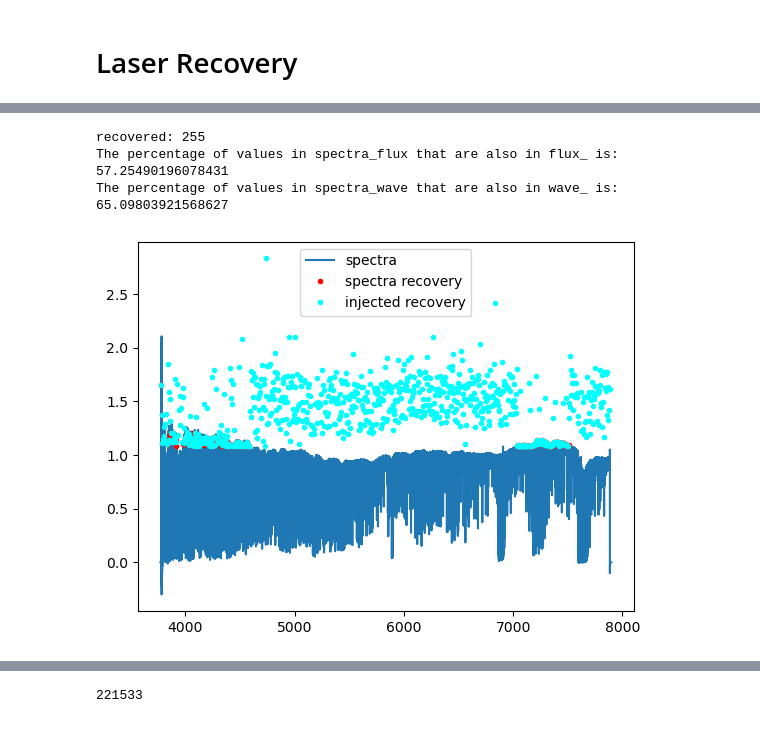
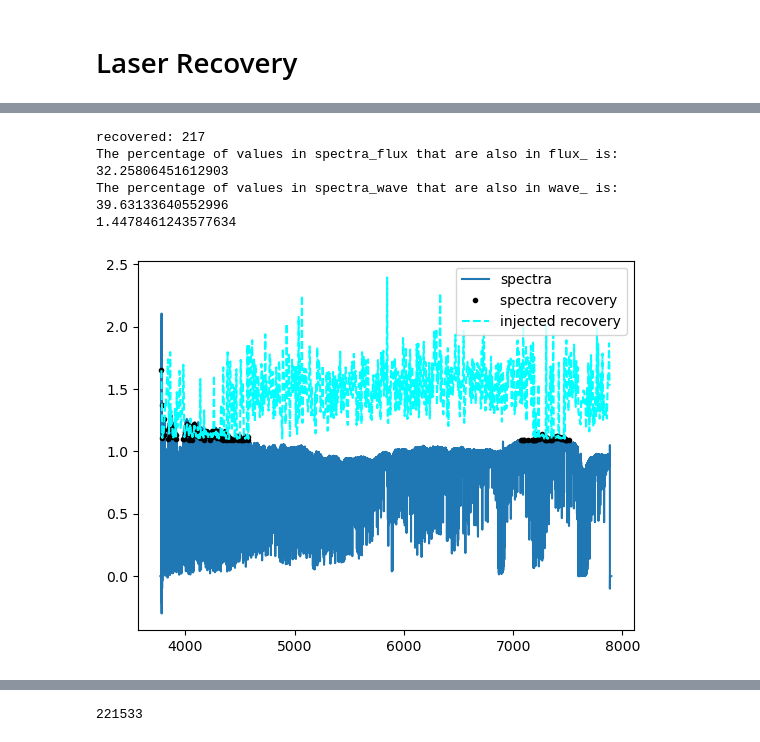
Before and after one commit to howardisaacson/Intro-2-Spectra, a Jupyter notebook: analysis/ESPRESSO/Spectral Lines of Tau Ceti.ipynb, the cells around one changed output, grey strips where cells are left out. Cells and saved outputs as stored; diff of their text form; code cells hidden in the pictures.

```diff
--- a/analysis/ESPRESSO/Spectral Lines of Tau Ceti.ipynb
+++ b/analysis/ESPRESSO/Spectral Lines of Tau Ceti.ipynb
@@ -653,11 +653,13 @@ mean 2324
 def laser_inj(wave, flux, wave_spacing, std):
 
     mean_arr = np.arange(wave[0], wave[-1], wave_spacing)
-    random_amp = np.random.choice(amp, mean_arr.size)
+
+    random_amp = np.random.choice(-amp , mean_arr.size)
+
     flux_ = np.copy(flux)
     for i in range(len(mean_arr)):
 
-        flux_ +=  gaussian(wave, -random_amp[i], mean_arr[i], std) -1 #for laser injection, amp needs to be negative
+        flux_ +=  gaussian(wave, random_amp[i], mean_arr[i], std) -1 #for laser injection, amp needs to be negative
 
     return mean_arr, flux_, random_amp
 # %%
@@ -736,7 +745,7 @@ def laser_rec(wavelength, flux, amp_threshold, wave_threshold):
     maxima = find_minima(wavelength,-flux, -amp_threshold,wave_threshold)
     return  wavelength[maxima],flux[maxima]
 
-wave_, flux_ = laser_rec(shifted_wl, injected_flux, 1.08, 4) #at 1.1 it's at 98%,1.08
+wave_, flux_ = laser_rec(shifted_wl, injected_flux, 1.10, 4) #at 1.1 it's at 98%,1.08
 plt.plot(shifted_wl,shifted_fl, label = 'spectra')
 plt.plot(shifted_wl ,injected_flux , color ='black', ls = '--',lw =0.75, label ='injection')
 # plt.plot(shifted_wl ,flux, label ='injected signals')
@@ -746,7 +755,7 @@ plt.xlabel('Wavelength [A]')
 plt.ylabel('Flux [erg $cm^{-2}$$s^{-1}$$angstrom^{-1}$]')
 plt.title('Laser Recovery Detection')
 plt.legend()
-plt.xlim(4800,4900)
+plt.xlim(4700,4800)
 plt.savefig("laserRecovery.png")
 # plt.xlim(3750,3900)
 plt.figure()
@@ -763,7 +772,7 @@ plt.show()
 
 
 print('efficiency percentage', len(flux_) / injected_mean.size * 100)
-print(injected_mean.size)
+print(injected_mean.size - flux_.size)
 print(np.where(random_amp < -0.08)[0].size)
 print('recovered:',flux_.size)
 print('amp averaged', np.mean(flux_))
@@ -781,33 +790,55 @@ amp averaged 1.4140768226135927
 # %%
-spectra_wave, spectra_flux = laser_rec(shifted_wl, shifted_fl, 1.08, 4) #at 1.1 it's at 98%,1.08
+spectra_wave, spectra_flux = laser_rec(shifted_wl, shifted_fl, 1.09, 4) #at 1.1 it's at 98%,1.08
 plt.plot(shifted_wl,shifted_fl, label = 'spectra')
 # plt.plot(shifted_wl ,flux , color ='black', ls = '--',lw =0.75, label ='injection')
 # plt.plot(shifted_wl ,flux, label ='injected signals')
 #plt.plot(spectra_wave, spectra_flux, '.', color ='r', label ='recovery')
 
 print('recovered:',spectra_flux.size)
 # print(flux_.size)
 # a = np.where(shifted_fl > 1.08)[0]
 # print(shifted_fl[a].size)
 # plt.plot(shifted_wl[a],shifted_fl[a],'.', color= 'cyan')
-plt.plot(spectra_wave, spectra_flux, '.', color ='r', label ='spectra recovery')
-plt.plot(wave_, flux_, '.', color ='cyan', label ='injected recovery')
+
+max_value = np.max(flux_)
+normalized_flux = flux_ / max_value
+scaling_factor = 1 / np.max(normalized_flux)
+normalized_flux = normalized_flux * scaling_factor + 0.6
+
+plt.plot(spectra_wave, spectra_flux, '.', color ='black', label ='spectra recovery')
+
+#plt.plot(wave_, normalized_flux,  '.', color ='r', label ='injected recovery')
+plt.plot(wave_,  flux_ ,  ls ='--', color ='cyan', label ='injected recovery')
 plt.legend()
 # plt.xlim(3872,3876)
 #check this recovered value with the injected ones
 #basically, see this recovered values from the actual spectrum have the same positions as the injected ones
 #calculate the difference between the spectrum recovered one with the injected ones
 
 
 common_flux = set(spectra_flux).intersection(set(flux_))
 percentage_commonflux = (len(common_flux) / len(spectra_flux)) * 100
 print("The percentage of values in spectra_flux that are also in flux_ is:", percentage_commonflux)
 
 common_wave = set(spectra_wave).intersection(set(wave_))
 percentage_commonwave = (len(common_wave) / len(spectra_wave)) * 100
 print("The percentage of values in spectra_wave that are also in wave_ is:", percentage_commonwave)
+
+print(np.mean(flux_))
+
+# plt.xlim(4600,7100)
+# plt.ylim(0,1.5)
+
+# middle = flux_[index_mid]
+# index_start = np.where(flux_ < 1.3)[0]
+# start = flux_[index_start]
+# final = middle - start
+# print(final.size)
+# print(wave_[index_mid-index_start])
+# plt.plot(wave_[index_mid-index_start],  final ,  '.', color ='r', label ='injected recovery')
 # %% [output]
-recovered: 255
-The percentage of values in spectra_flux that are also in flux_ is: 57.25490196078431
-The percentage of values in spectra_wave that are also in wave_ is: 65.09803921568627
+recovered: 217
+The percentage of values in spectra_flux that are also in flux_ is: 32.25806451612903
+The percentage of values in spectra_wave that are also in wave_ is: 39.63133640552996
+1.4478461243577634
-[figure, old version]
+[figure, new version]
```
Also changed, not shown: parts of 11 cells of this notebook, 2 other files.
